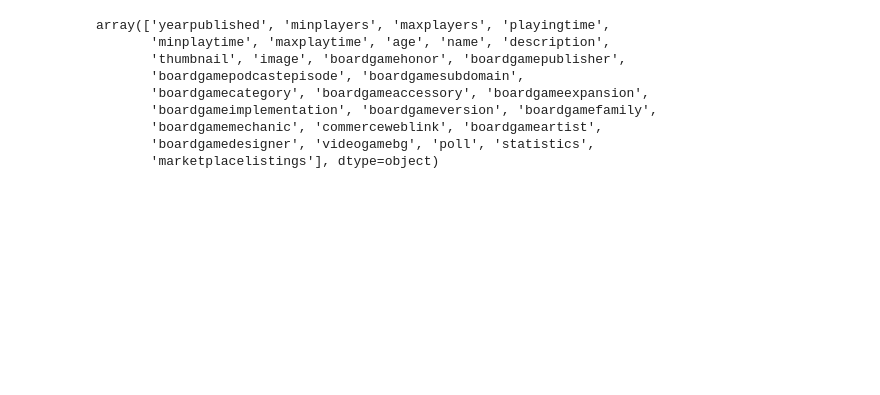
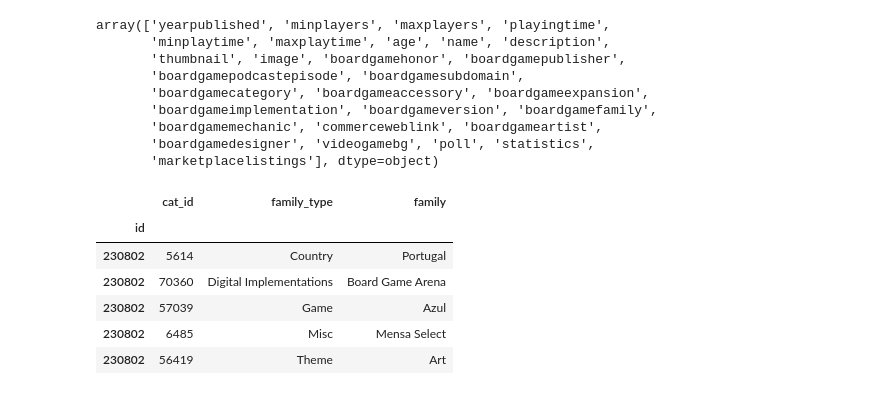
Before and after one commit to Daily-Lama-Capstone/Daily-Lama-Capstone, a Jupyter notebook: XML_parse_Salva_api_1.ipynb, the cells around one changed output. Saved outputs shown, nothing was run; the diff lists cells and outputs as text; code cells hidden in the pictures; blank space fills up the shorter version.

```diff
--- a/XML_parse_Salva_api_1.ipynb
+++ b/XML_parse_Salva_api_1.ipynb
@@ -189,3 +206,17 @@ array(['yearpublished', 'minplayers', 'maxplayers', 'playingtime',
        'boardgamemechanic', 'commerceweblink', 'boardgameartist',
        'boardgamedesigner', 'videogamebg', 'poll', 'statistics',
        'marketplacelistings'], dtype=object)
+# %%
+b_family[['family_type', 'family']] = b_family['cat_name'].str.split(':',expand=True)
+# %%
+b_family.drop(columns=["cat_name"],inplace=True)
+# %%
+b_family
+# %% [output]
+|  | cat_id | family_type | family |
+| id |  |  |  |
+| 230802 | 5614 | Country | Portugal |
+| 230802 | 70360 | Digital Implementations | Board Game Arena |
+| 230802 | 57039 | Game | Azul |
+| 230802 | 6485 | Misc | Mensa Select |
+| 230802 | 56419 | Theme | Art |
```
Also changed, not shown: parts of 6 cells of this notebook.
